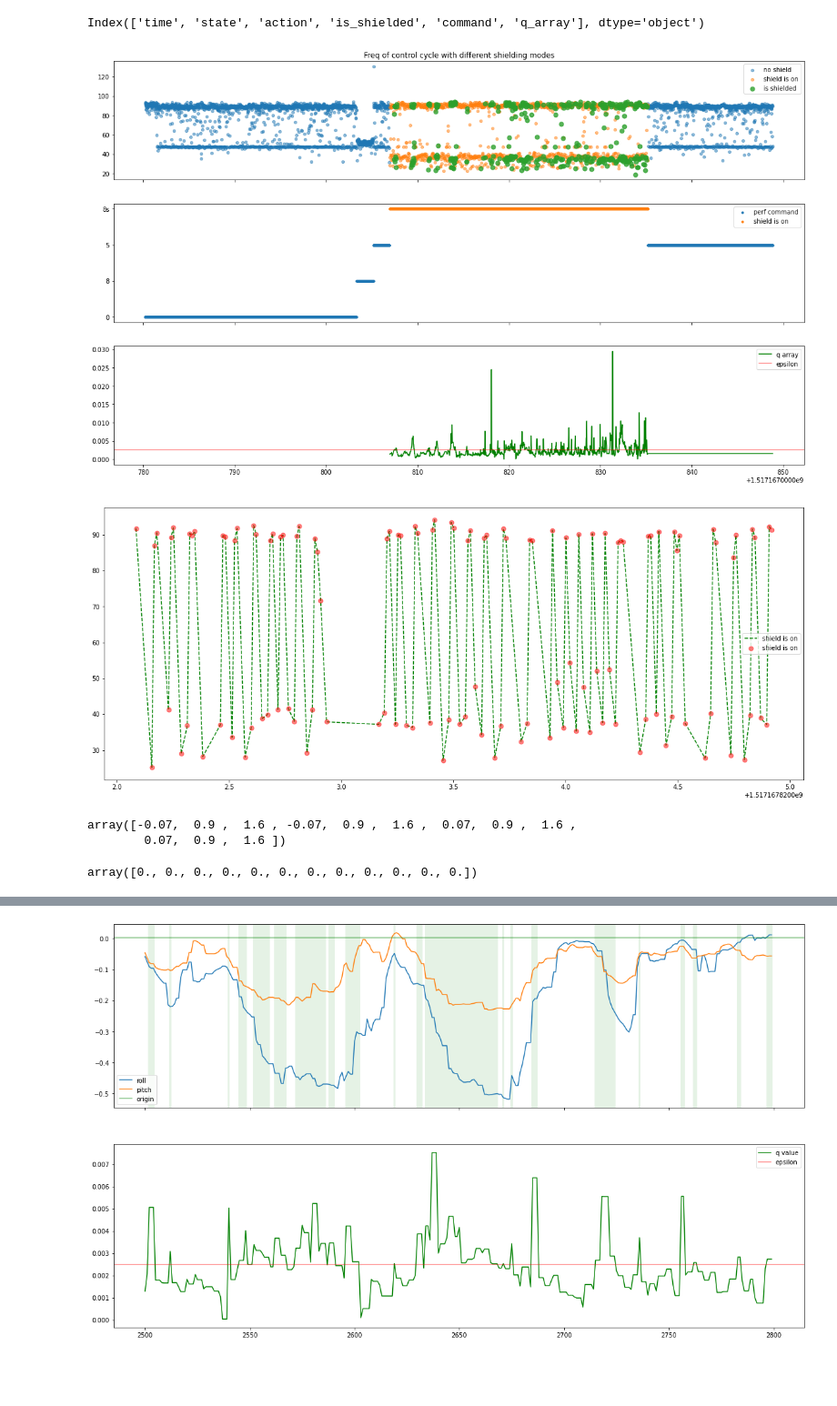
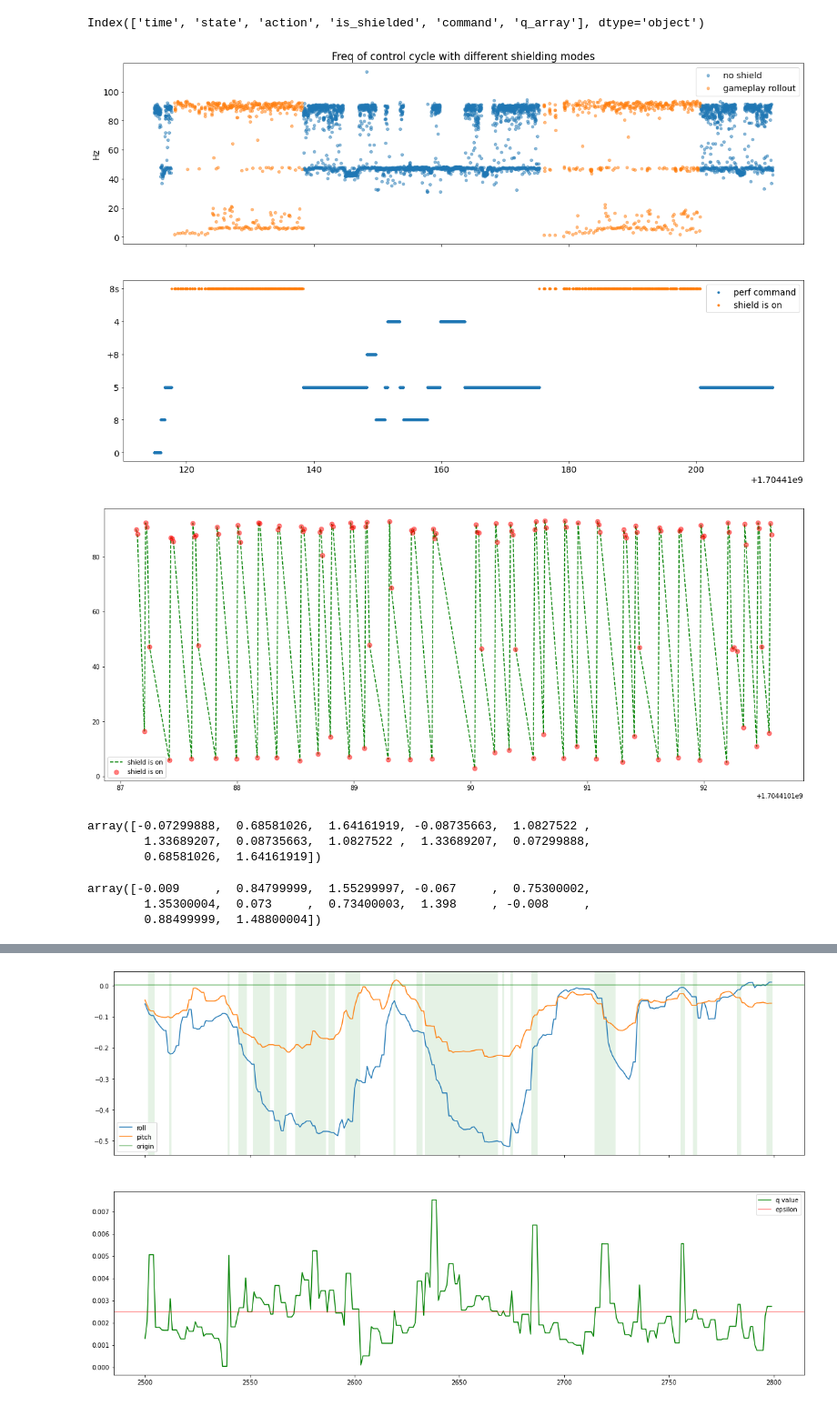
Before and after one commit to SafeRoboticsLab/GhostSDK, a Jupyter notebook: SDK/mblink/data_analysis.ipynb, the cells around one changed output, grey strips where cells are left out. Shown at 91% size. Drawn from its saved outputs; the diff is of its cells as text; code cells hidden in the pictures; blank space fills up the shorter version.

Commit message:
data analysis and gitignore of checkopoint nb

```diff
--- a/SDK/mblink/data_analysis.ipynb
+++ b/SDK/mblink/data_analysis.ipynb
@@ -5,7 +5,7 @@ import pandas as pd
 import pickle
 from safety_enforcer import SafetyEnforcer
 # %%
-filename = "data-20180128142926-0.0025.pkl"
+filename = "data-20240104181500-0.5.pkl"
 # pd.DataFrame(pd.read_pickle(filename)).to_csv("{}.csv".format(filename), index=False)
 df = pd.DataFrame(pd.read_pickle(filename))
 # %%
@@ -35,21 +35,23 @@ for i in range(1, len(df)):
         time_no_shield.append(df.iloc[i]["time"])
         freq_no_shield.append(1.0 / (df.iloc[i]["time"] - df.iloc[i-1]["time"]))
 # %%
-fig, ax = plt.subplots(3, 1, figsize=(20, 12), sharex=True)
+fig, ax = plt.subplots(2, 1, figsize=(20, 12), sharex=True)
+plt.rcParams.update({'font.size': 14})
 ax[0].set_title("Freq of control cycle with different shielding modes")
 ax[0].scatter(time_no_shield, freq_no_shield, label="no shield", alpha=0.5, s=20)
-ax[0].scatter(time_shield_on, freq_shield_on, label="shield is on", zorder=5, alpha=0.5, s=20)
-ax[0].scatter(time_is_shielded, freq_is_shielded, label="is shielded", zorder=10, alpha=0.8, s=50)
+ax[0].scatter(time_shield_on, freq_shield_on, label="gameplay rollout", zorder=5, alpha=0.5, s=20)
+# ax[0].scatter(time_is_shielded, freq_is_shielded, label="is shielded", zorder=10, alpha=0.8, s=50)
 ax[1].scatter(df["time"][df["command"] != "8s"], df["command"][df["command"] != "8s"], s=10, label="perf command")
 ax[1].scatter(df["time"][df["command"] == "8s"], df["command"][df["command"] == "8s"], s=10, label="shield is on")
-ax[2].plot(df["time"], df["q_array"], color="green", label="q array")
-ax[2].axhline(ep, color="red", alpha=0.5, label="epsilon")
+# ax[2].plot(df["time"], df["q_array"], color="green", label="q array")
+# ax[2].axhline(ep, color="red", alpha=0.5, label="epsilon")
+ax[0].set_ylabel("Hz")
 ax[0].legend()
 ax[1].legend()
-ax[2].legend()
+# ax[2].legend()
 plt.show()
 # %% [output]
-[figure, old version]
+[figure, new version]
 # %%
 lim_low = 580
 lim_high = 700
@@ -60,7 +62,7 @@ plt.scatter(time_shield_on[lim_low:lim_high], freq_shield_on[lim_low:lim_high],
 plt.legend()
 plt.show()
 # %% [output]
-[figure, old version]
+[figure, new version]
 # %%
 """
 x, y, z,
@@ -78,12 +80,15 @@ action_array = action_array.reshape((len(action_array), 12))
 # %%
 action_array[100]
 # %% [output]
-array([-0.07,  0.9 ,  1.6 , -0.07,  0.9 ,  1.6 ,  0.07,  0.9 ,  1.6 ,
-        0.07,  0.9 ,  1.6 ])
+array([-0.07299888,  0.68581026,  1.64161919, -0.08735663,  1.0827522 ,
+        1.33689207,  0.08735663,  1.0827522 ,  1.33689207,  0.07299888,
+        0.68581026,  1.64161919])
 # %%
 state_array[100,12:24]
 # %% [output]
-array([0., 0., 0., 0., 0., 0., 0., 0., 0., 0., 0., 0.])
+array([-0.009     ,  0.84799999,  1.55299997, -0.067     ,  0.75300002,
+        1.35300004,  0.073     ,  0.73400003,  1.398     , -0.008     ,
+        0.88499999,  1.48800004])
 # %%
 shielding_status = np.array([1 if x is True else 0 for x in df["is_shielded"]])
 shielding_command = np.array([1 if x == "8s" else 0 for x in df["command"]])
```
Also changed, not shown: parts of 2 cells of this notebook, 1 other file.
